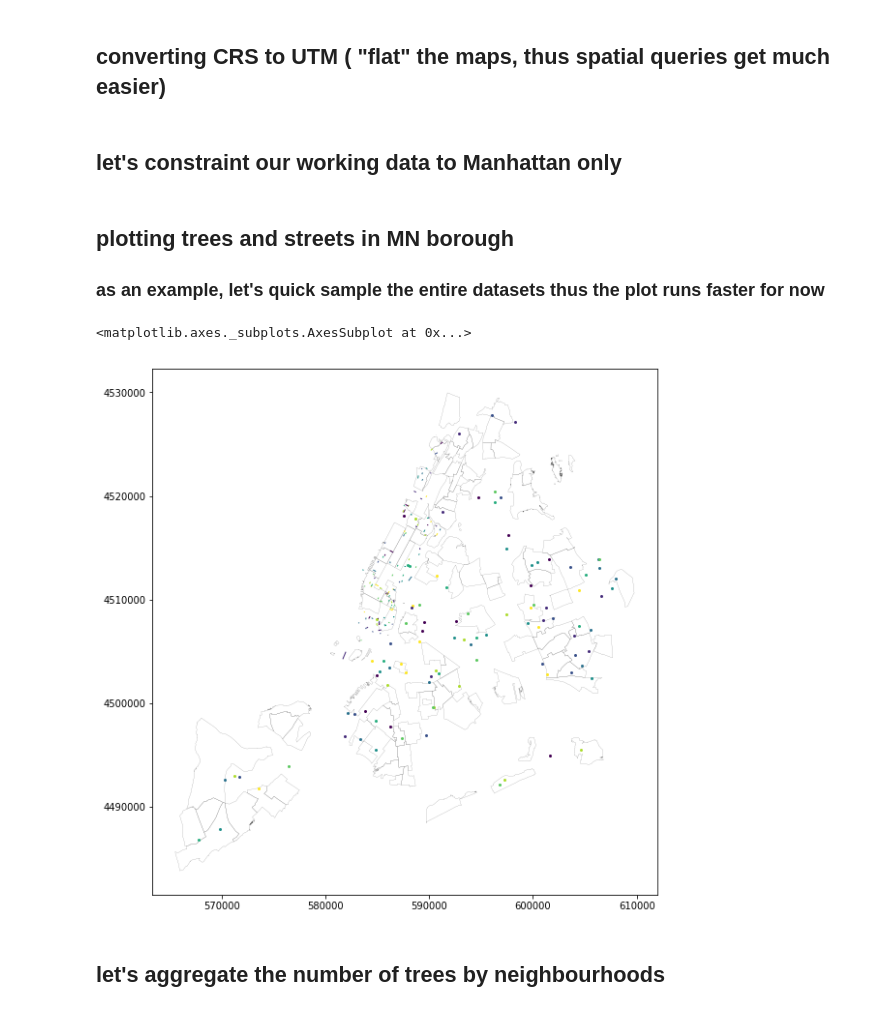
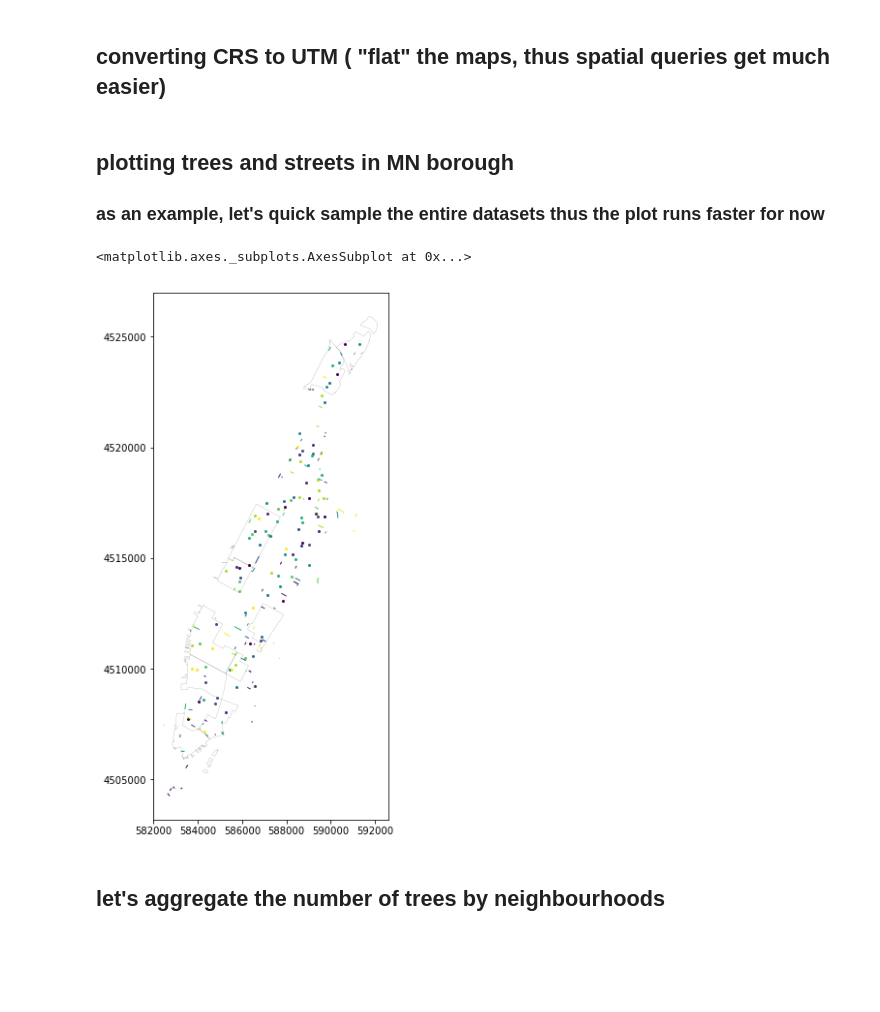
Before and after one commit to fhorta/nytrees, a Jupyter notebook: skeleton.ipynb, the cells around one changed output. Cells and saved outputs as stored; diff of their text form; code cells hidden in the pictures; blank space fills up the shorter version.

Commit message:
fix data dependency

```diff
--- a/skeleton.ipynb
+++ b/skeleton.ipynb
@@ -43,8 +41,29 @@ trees = gpd.read_file('data/trees/geo_export_f822eeee-0176-4586-ada0-7a06ce492b8
+# %%
+from functools import partial
+import pyproj
+from shapely.ops import transform
+
+## get and filter original data (we dont need this anymore)
+# villagesdf = gpd.GeoDataFrame.from_file('data/nynta_17a/nynta.shp', driver='ESRI Shapefile')
+# streets = gpd.read_file('data/cscl/geo_export_9b5ba191-3196-4816-bca5-541f0532f2c3.shp', driver='ESRI Shapefile')
+# trees = g## let's constraint our working data to Manhattan only (we dont need this right now)pd.read_file('data/trees/geo_export_a41c752c-f3ec-4fba-9962-53d4effb2958.shp', driver='ESRI Shapefile')
+
+## let's constraint our working data to Manhattan only (we dont need this right now)
+# villagesmn = villagesdf[villagesdf.BoroCode==1]
+# streetsmn = streets[streets.borocode=='1']
+# treesmn = trees[trees.borocode=='1']
+
+## exporting back to files
+# villagesmn.to_file('data/villages-mn.shp')
+# streetsmn.to_file('data/streets-mn.shp')
+# treesmn.to_file('data/trees-mn.shp')
+
+villagesdf = gpd.GeoDataFrame.from_file('data/villages-mn.shp', driver='ESRI Shapefile')
+streets = gpd.read_file('data/streets-mn.shp', driver='ESRI Shapefile')
+trees = gpd.read_file('data/trees-mn.shp', driver='ESRI Shapefile')
 # %% [markdown]
 ## converting CRS to UTM ( "flat" the maps, thus spatial queries get much easier)
 # %%
 villagesdf = villagesdf.to_crs(epsg=26918)
 streets = streets.to_crs(epsg=26918)
 trees = trees.to_crs(epsg=26918)
-# %% [markdown]
-## let's constraint our working data to Manhattan only
@@ -58,12 +73,12 @@ treesmn = trees[trees.borocode=='1']
 # %%
 fig, ax = plt.subplots()
 ax.set_aspect('equal')
-villagesdf.sample(100).plot(ax=ax, color="white", linewidth=.1)
+villagesdf.sample(10).plot(ax=ax, color="white", linewidth=.1)
 trees.sample(100).plot(ax=ax)
-streetsmn.sample(100).plot(ax=ax)
+streets.sample(100).plot(ax=ax)
 # %% [output]
 <matplotlib.axes._subplots.AxesSubplot at 0x...>
-[figure, old version]
+[figure, new version]
 # %% [markdown]
 ## let's aggregate the number of trees by neighbourhoods
 # %% [markdown]
```
Also changed, not shown: parts of 3 cells of this notebook, 4 other files.
